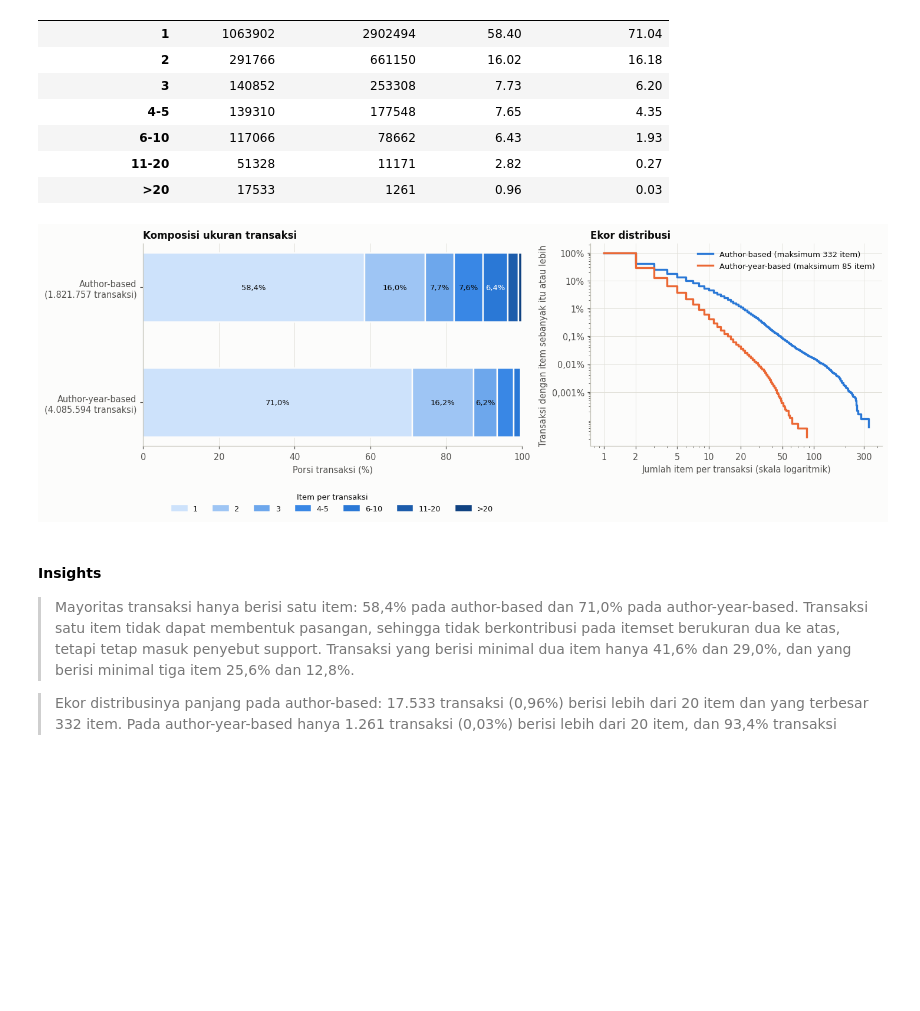
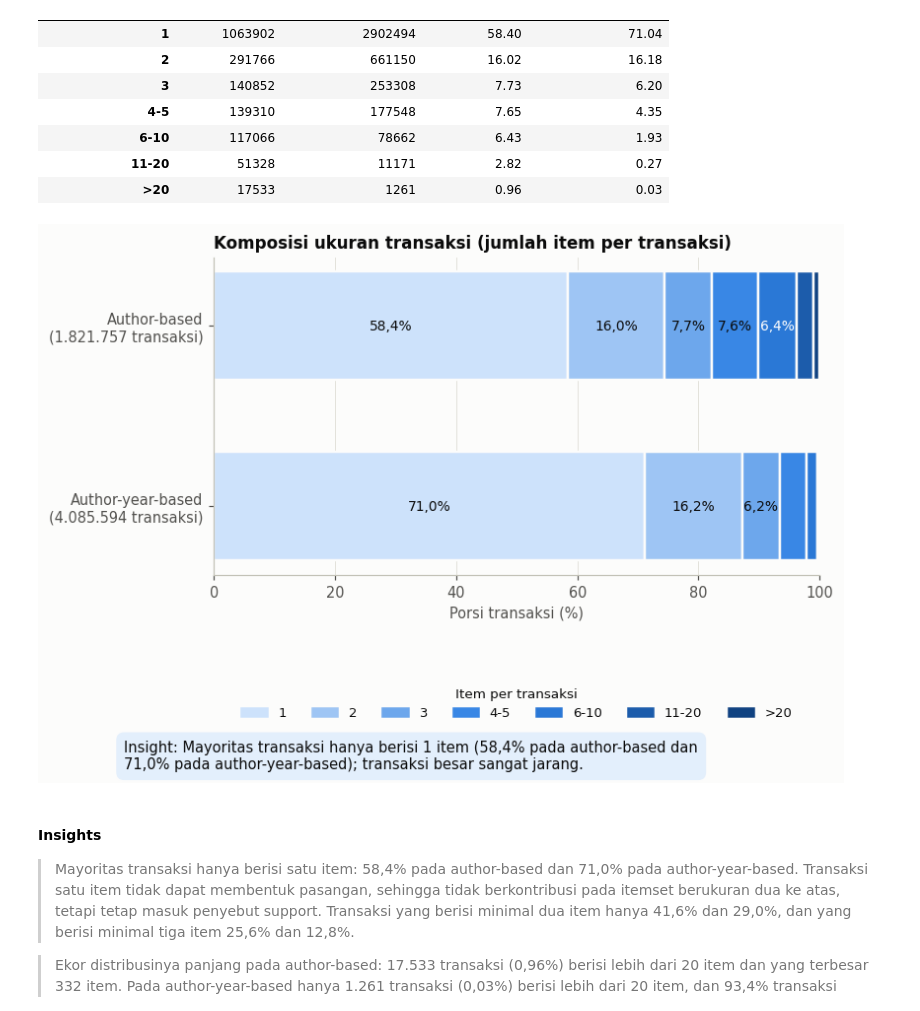
Before and after one commit to mahesa005/conference-pattern-mining-dblp, a Jupyter notebook: notebooks/02_transactions.ipynb, the cells around one changed output. Cells and saved outputs as stored; diff of their text form; code cells hidden in the pictures; blank space fills up the shorter version.

```diff
--- a/notebooks/02_transactions.ipynb
+++ b/notebooks/02_transactions.ipynb
@@ -198,7 +198,13 @@ def pct_id(value, digits=1):
     return f"{value:.{digits}f}".replace(".", ",") + "%"
 
 
-def save_fig(fig, name):
+def save_fig(fig, name, insight=None):
+    if insight:
+        wrapped = textwrap.fill("Insight: " + insight, width=max(46, int(fig.get_figwidth() * 11.5)))
+        fig.canvas.draw()
+        bottom = fig.get_tightbbox(fig.canvas.get_renderer()).y0
+        fig.text(0.01, (bottom - 0.14) / fig.get_figheight(), wrapped, ha="left", va="top", fontsize=9.6, color=CFG.INK,
+                 bbox=dict(boxstyle="round,pad=0.55", fc="#e3effc", ec="none"))
     fig.savefig(CFG.FIG_DIR / name)
     plt.show()
 
@@ -634,45 +640,31 @@ dist_table.round(2)
 | >20 | 17533 | 1261 | 0.96 | 0.03 |
 # %%
 ramp = ["#cde2fb", "#9ec5f4", "#6da7ec", "#3987e5", "#2a78d6", "#1c5cab", "#104281"]
-fig, (ax_bar, ax_curve) = plt.subplots(1, 2, figsize=(13.2, 4.8), gridspec_kw={"width_ratios": [1.3, 1]})
+fig, ax_bar = plt.subplots(figsize=(7.2, 3.8))
 
 names = list(dist_pct.columns)[::-1]
 for row, name in enumerate(names):
     left = 0.0
     for position, (color, label) in enumerate(zip(ramp, bucket_labels)):
         width = dist_pct.loc[label, name]
         ax_bar.barh(row, width, left=left, color=color, edgecolor=CFG.SURFACE, linewidth=1.6, height=0.6)
         if width >= 5.0:
-            ax_bar.text(left + width / 2, row, pct_id(width), ha="center", va="center", fontsize=8.6,
+            ax_bar.text(left + width / 2, row, pct_id(width), ha="center", va="center", fontsize=9,
                         color="#ffffff" if position >= 4 else CFG.INK)
         left += width
 ax_bar.set_yticks(range(len(names)))
 ax_bar.set_yticklabels([f"{n}\n({fmt_id(dist_count[n].sum())} transaksi)" for n in names])
 ax_bar.set_xlim(0, 100)
 ax_bar.set_xlabel("Porsi transaksi (%)")
 ax_bar.grid(axis="y", visible=False)
-ax_bar.set_title("Komposisi ukuran transaksi")
+ax_bar.set_title("Komposisi ukuran transaksi (jumlah item per transaksi)")
 ax_bar.legend(handles=[Patch(color=c, label=l) for c, l in zip(ramp, bucket_labels)], title="Item per transaksi",
-              loc="upper center", bbox_to_anchor=(0.5, -0.2), ncol=7, fontsize=8.4, title_fontsize=8.6)
-
-for sizes, name, color in ((sizes_a, "Author-based", CFG.BLUE), (sizes_ay, "Author-year-based", CFG.ORANGE)):
-    values, counts = np.unique(sizes, return_counts=True)
-    ccdf = counts[::-1].cumsum()[::-1] / sizes.size * 100
-    ax_curve.step(values, ccdf, where="post", color=color, lw=2.2, label=f"{name} (maksimum {int(sizes.max())} item)")
-ax_curve.set_xscale("log")
-ax_curve.set_yscale("log")
-ax_curve.set_xticks([1, 2, 5, 10, 20, 50, 100, 300])
-ax_curve.set_xticklabels(["1", "2", "5", "10", "20", "50", "100", "300"])
-ax_curve.set_yticks([0.001, 0.01, 0.1, 1, 10, 100])
-ax_curve.set_yticklabels(["0,001%", "0,01%", "0,1%", "1%", "10%", "100%"])
-ax_curve.set_xlabel("Jumlah item per transaksi (skala logaritmik)")
-ax_curve.set_ylabel("Transaksi dengan item sebanyak itu atau lebih")
-ax_curve.set_title("Ekor distribusi")
-ax_curve.legend(loc="upper right", fontsize=8.6)
-fig.tight_layout()
-save_fig(fig, "t3_distribusi_item_per_transaksi.png")
+              loc="upper center", bbox_to_anchor=(0.5, -0.32), ncol=7, fontsize=8.6, title_fontsize=8.8)
+one_item = [dist_pct.loc[bucket_labels[0], n] for n in list(dist_pct.columns)]
+save_fig(fig, "t3_distribusi_item_per_transaksi.png",
+         insight=f"Mayoritas transaksi hanya berisi 1 item ({pct_id(one_item[0])} pada author-based dan {pct_id(one_item[1])} pada author-year-based); transaksi besar sangat jarang.")
 # %% [output]
-[figure, old version]
+[figure, new version]
 # %% [markdown]
 #### Insights
 
```
Also changed, not shown: parts of 7 cells of this notebook, 1 other file.
